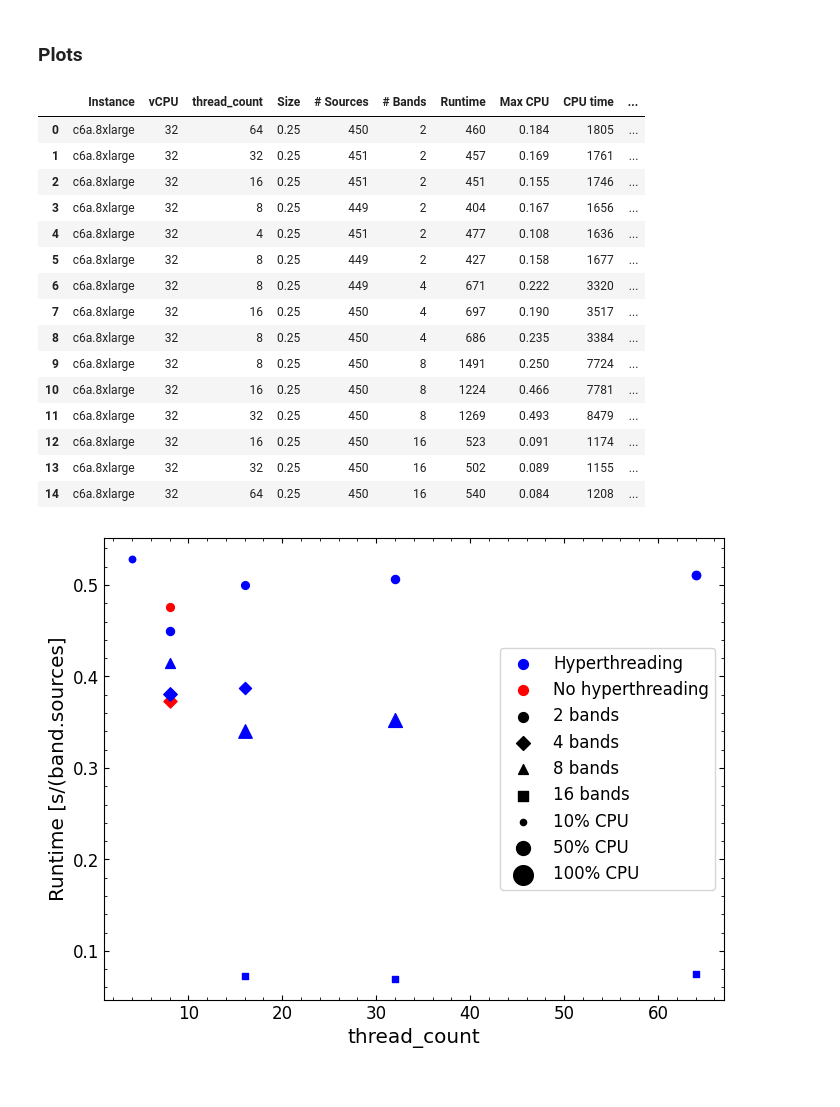
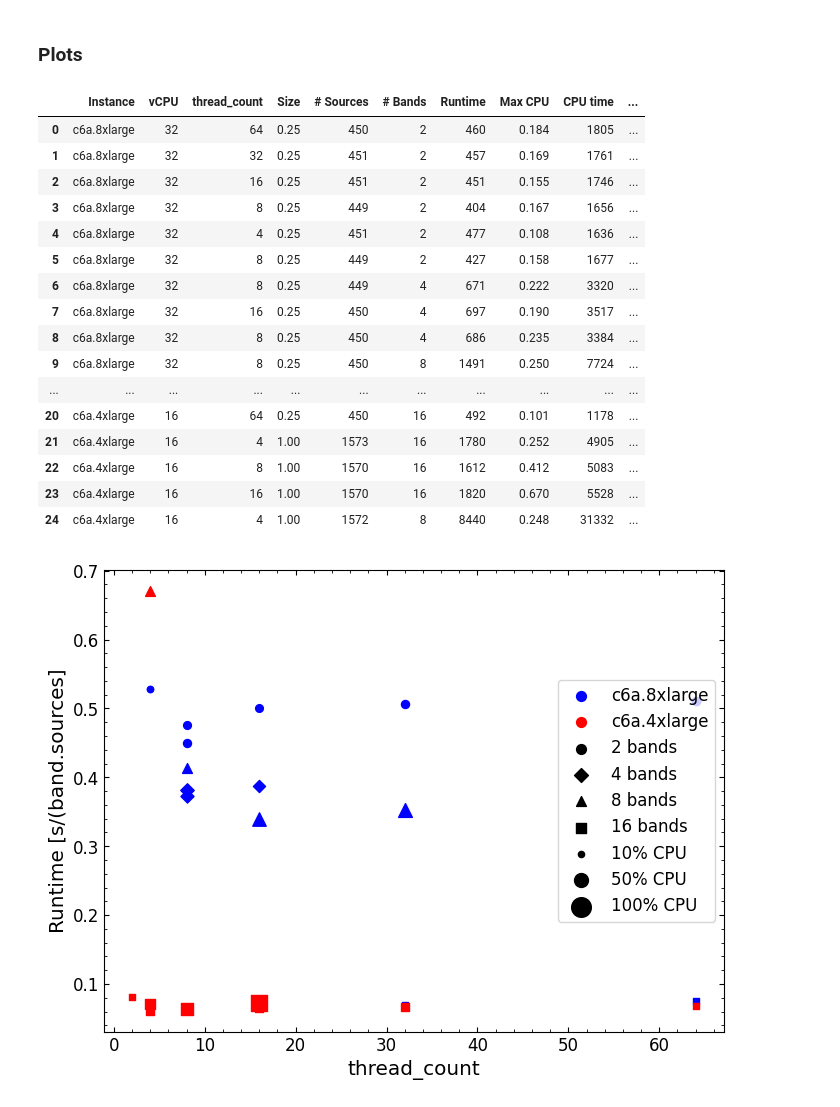
Before and after one commit to AstroAure/DJA-SEpp, a Jupyter notebook: EC2_benchmark.ipynb, the cells around one changed output. Drawn from its saved outputs; the diff is of its cells as text; code cells hidden in the pictures.

```diff
--- a/EC2_benchmark.ipynb
+++ b/EC2_benchmark.ipynb
@@ -95,8 +96,8 @@ plt.rcParams['ytick.direction']='in'
 plt.rcParams['xtick.minor.visible']=True
 plt.rcParams['ytick.minor.visible']=True
 # %%
-table = """| Instance | vCPU | thread_count | Size | # Sources | # Bands | Runtime | Max CPU | CPU time | Hyperthreading |
-| :------: | :--: | :----------: | :--: | :-------: | :-----: |:------: | :-----: | :------: | :------------: |
+table = """| Instance | vCPU | thread_count | Size | # Sources | # Bands | Runtime | Max CPU | CPU time | Hyper thread |
+| :------: | :--: | :----------: | :--: | :-------: | :-----: |:------: | :-----: | :------: | :----------: |
 | c6a.8xlarge | 32 | 64 | 0.25 arcsec² | 450 | 2 | 00:07:40 | 18.4% | 00:30:05 | Y |
 | c6a.8xlarge | 32 | 32 | 0.25 arcsec² | 451 | 2 | 00:07:37 | 16.9% | 00:29:21| Y |
 | c6a.8xlarge | 32 | 16 | 0.25 arcsec² | 451 | 2 | 00:07:31 | 15.5% | 00:29:06 | Y |
@@ -111,7 +112,17 @@ table = """| Instance | vCPU | thread_count | Size | # Sources | # Bands | Runti
 | c6a.8xlarge | 32 | 32 | 0.25 arcsec² | 450 | 8 | 00:21:09 | 49.3% | 02:21:19 | Y |
 | c6a.8xlarge | 32 | 16 | 0.25 arcsec² | 450 | 16 | 00:08:43 | 9.1% | 00:19:34 | Y |
 | c6a.8xlarge | 32 | 32 | 0.25 arcsec² | 450 | 16 | 00:08:22 | 8.9% | 00:19:15 | Y |
-| c6a.8xlarge | 32 | 64 | 0.25 arcsec² | 450 | 16 | 00:09:00 | 8.4% | 00:20:08 | Y |"""
+| c6a.8xlarge | 32 | 64 | 0.25 arcsec² | 450 | 16 | 00:09:00 | 8.4% | 00:20:08 | Y |
+| c6a.4xlarge | 16 | 2 | 0.25 arcsec² | 450 | 16 | 00:09:42 | 12.1% | 00:17:06 | Y |
+| c6a.4xlarge | 16 | 4 | 0.25 arcsec² | 451 | 16 | 00:07:23 | 17.9% | 00:17:29 | Y |
+| c6a.4xlarge | 16 | 8 | 0.25 arcsec² | 451 | 16 | 00:07:30 | 20.1% | 00:18:12 | Y |
+| c6a.4xlarge | 16 | 16 | 0.25 arcsec² | 451 | 16 | 00:07:52 | 18.9% | 00:19:17 | Y |
+| c6a.4xlarge | 16 | 32 | 0.25 arcsec² | 450 | 16 | 00:08:02 | 15.0% | 00:19:10 | Y |
+| c6a.4xlarge | 16 | 64 | 0.25 arcsec² | 450 | 16 | 00:08:12 | 10.1% | 00:19:38 | Y |
+| c6a.4xlarge | 16 | 4 | 1.0 arcsec² | 1573 | 16 | 00:29:40 | 25.2% | 01:21:45 | Y |
+| c6a.4xlarge | 16 | 8 | 1.0 arcsec² | 1570 | 16 | 00:26:52 | 41.2% | 01:24:43 | Y |
+| c6a.4xlarge | 16 | 16 | 1.0 arcsec² | 1570 | 16 | 00:30:20 | 67.0% | 01:32:08 | Y |
+| c6a.4xlarge | 16 | 4 | 1.0 arcsec² | 1572 | 8 | 02:20:40 | 24.8% | 08:42:12 | Y |"""
 
 def str2data(string, type):
     string = string.strip()
@@ -160,38 +171,41 @@ benchmark
 | 7 | c6a.8xlarge | 32 | 16 | 0.25 | 450 | 4 | 697 | 0.190 | 3517 | ... |
 | 8 | c6a.8xlarge | 32 | 8 | 0.25 | 450 | 4 | 686 | 0.235 | 3384 | ... |
 | 9 | c6a.8xlarge | 32 | 8 | 0.25 | 450 | 8 | 1491 | 0.250 | 7724 | ... |
-| 10 | c6a.8xlarge | 32 | 16 | 0.25 | 450 | 8 | 1224 | 0.466 | 7781 | ... |
-| 11 | c6a.8xlarge | 32 | 32 | 0.25 | 450 | 8 | 1269 | 0.493 | 8479 | ... |
-| 12 | c6a.8xlarge | 32 | 16 | 0.25 | 450 | 16 | 523 | 0.091 | 1174 | ... |
-| 13 | c6a.8xlarge | 32 | 32 | 0.25 | 450 | 16 | 502 | 0.089 | 1155 | ... |
-| 14 | c6a.8xlarge | 32 | 64 | 0.25 | 450 | 16 | 540 | 0.084 | 1208 | ... |
+| ... | ... | ... | ... | ... | ... | ... | ... | ... | ... | ... |
+| 20 | c6a.4xlarge | 16 | 64 | 0.25 | 450 | 16 | 492 | 0.101 | 1178 | ... |
+| 21 | c6a.4xlarge | 16 | 4 | 1.00 | 1573 | 16 | 1780 | 0.252 | 4905 | ... |
+| 22 | c6a.4xlarge | 16 | 8 | 1.00 | 1570 | 16 | 1612 | 0.412 | 5083 | ... |
+| 23 | c6a.4xlarge | 16 | 16 | 1.00 | 1570 | 16 | 1820 | 0.670 | 5528 | ... |
+| 24 | c6a.4xlarge | 16 | 4 | 1.00 | 1572 | 8 | 8440 | 0.248 | 31332 | ... |
 # %%
 fig, ax = plt.subplots(figsize=(8,6))
 
-colors = ['b' if h else 'r' for h in benchmark['Hyperthread']]
+color_dict = {'c6a.8xlarge':'b', 'c6a.4xlarge':'r'}
+colors = [color_dict[i] for i in benchmark['Instance']]
 mark_dict = {2:'o', 4:'D', 8:'^', 16:'s'}
 markers = [mark_dict[b] for b in benchmark['# Bands']]
 sizes = 200*benchmark['Max CPU']
 
 X = benchmark['thread_count']
 Y = benchmark['Runtime']/(benchmark['# Bands']*benchmark['# Sources'])
 
 for i in range(len(benchmark)):
     ax.scatter(X[i], Y[i], s=sizes[i], c=colors[i], marker=markers[i], label="_")
 
 ax.set_ylabel("Runtime [s/(band.sources]")
 ax.set_xlabel("thread_count")
 
 # Legend
-ax.scatter([],[],c='b',s=50,marker='o',label="Hyperthreading")
-ax.scatter([],[],c='r',s=50,marker='o',label="No hyperthreading")
+ax.scatter([],[],c='b',s=50,marker='o',label="c6a.8xlarge")
+ax.scatter([],[],c='r',s=50,marker='o',label="c6a.4xlarge")
 for band in mark_dict:
     ax.scatter([],[],c='k',s=50,marker=mark_dict[band],label=f"{band} bands")
 for cpu in [0.1, 0.5, 1.0]:
     ax.scatter([],[],c='k',s=200*cpu,marker='o',label=f"{cpu*100.0:.0f}% CPU")
 
+# ax.set_ylim(0.0,0.1)
 ax.legend(loc='right')
 
 plt.show()
 # %% [output]
-[figure, old version]
+[figure, new version]
```
Also changed, not shown: parts of 1 cell of this notebook, 2 other files.
